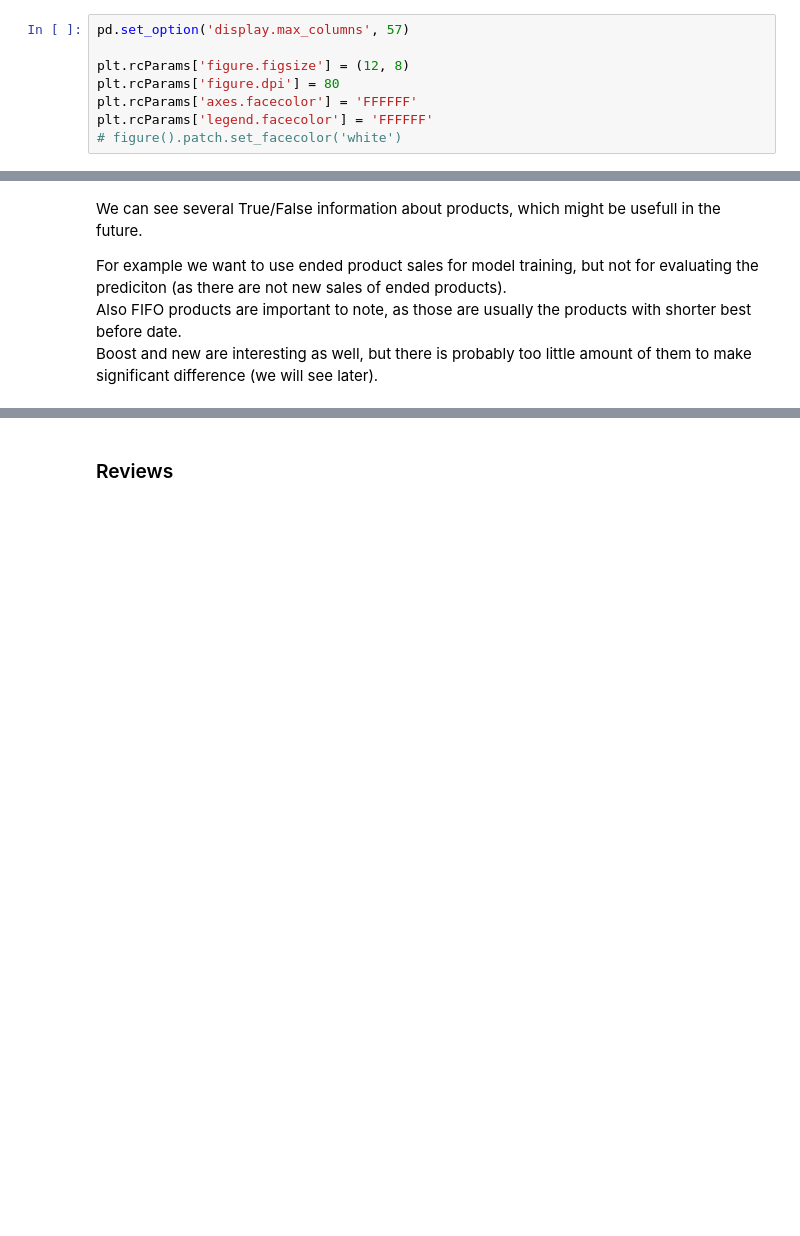
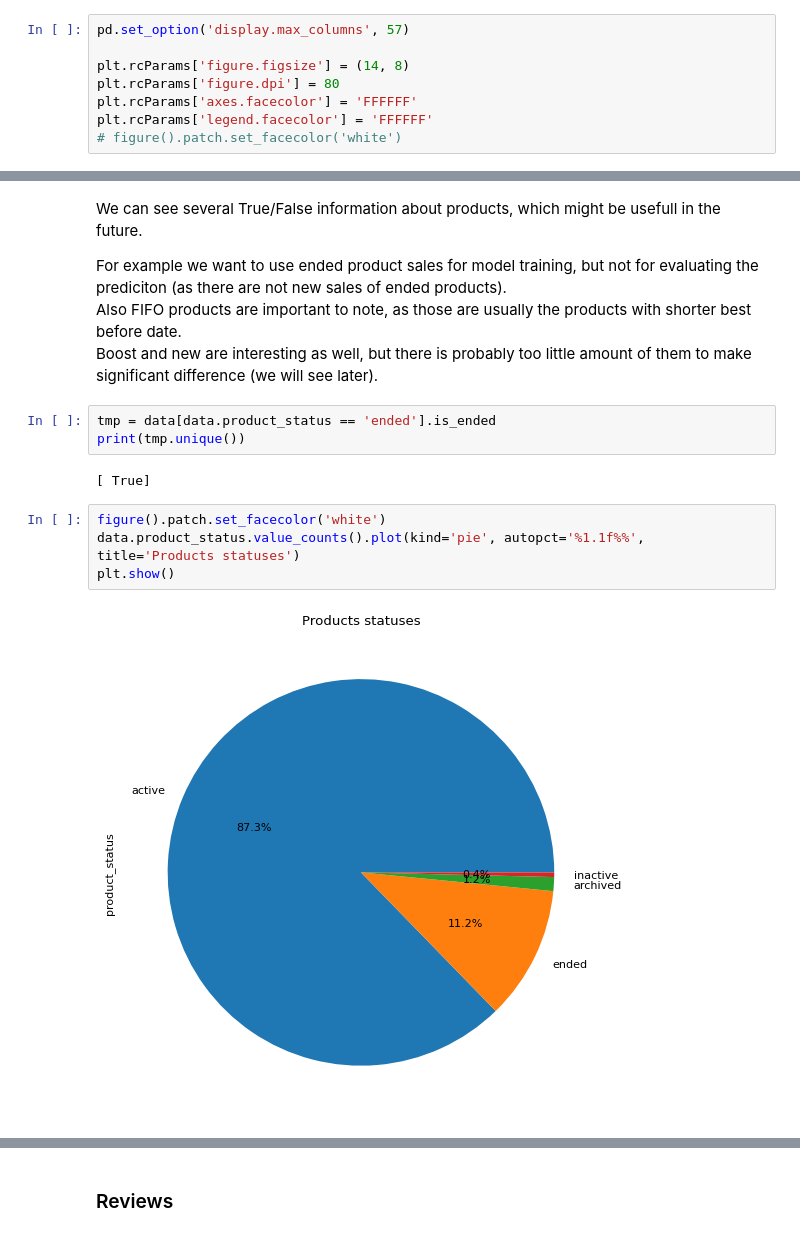
Before and after one commit to xSchon/BP, a Jupyter notebook: EDA.ipynb, the cells around one changed output, grey strips where cells are left out. Drawn from its saved outputs; the diff is of its cells as text; blank space fills up the shorter version.

```diff
--- a/EDA.ipynb
+++ b/EDA.ipynb
@@ -10,7 +10,7 @@ PRODUCTS_PATH = 'data/products.csv'
 # %%
 pd.set_option('display.max_columns', 57)
 
-plt.rcParams['figure.figsize'] = (12, 8)
+plt.rcParams['figure.figsize'] = (14, 8)
 plt.rcParams['figure.dpi'] = 80
 plt.rcParams['axes.facecolor'] = 'FFFFFF'
 plt.rcParams['legend.facecolor'] = 'FFFFFF'
@@ -279,3 +279,14 @@ We can see several True/False information about products, which might be usefull
 For example we want to use ended product sales for model training, but not for evaluating the prediciton (as there are not new sales of ended products). \
 Also FIFO products are important to note, as those are usually the products with shorter best before date. \
 Boost and new are interesting as well, but there is probably too little amount of them to make significant difference (we will see later).
+# %%
+tmp = data[data.product_status == 'ended'].is_ended
+print(tmp.unique())
+# %% [output]
+[ True]
+# %%
+figure().patch.set_facecolor('white')
+data.product_status.value_counts().plot(kind='pie', autopct='%1.1f%%', title='Products statuses')
+plt.show()
+# %% [output]
+[figure, added]
```
Also changed, not shown: parts of 25 cells of this notebook.
